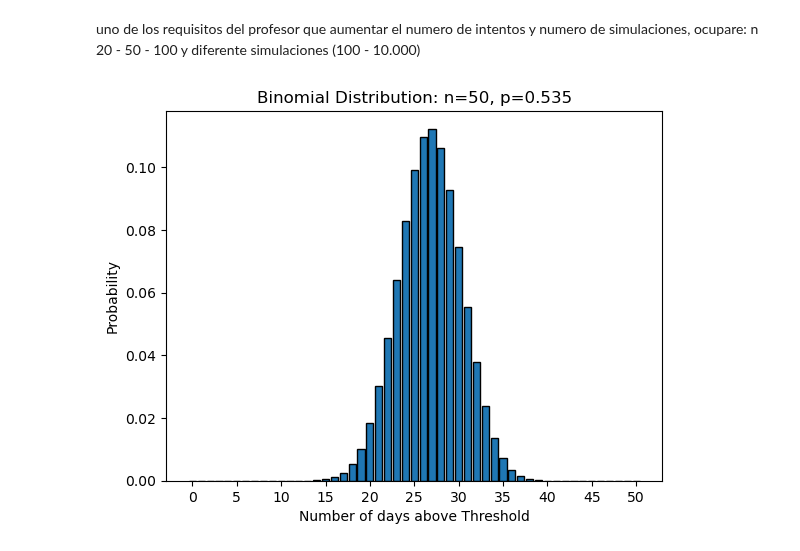
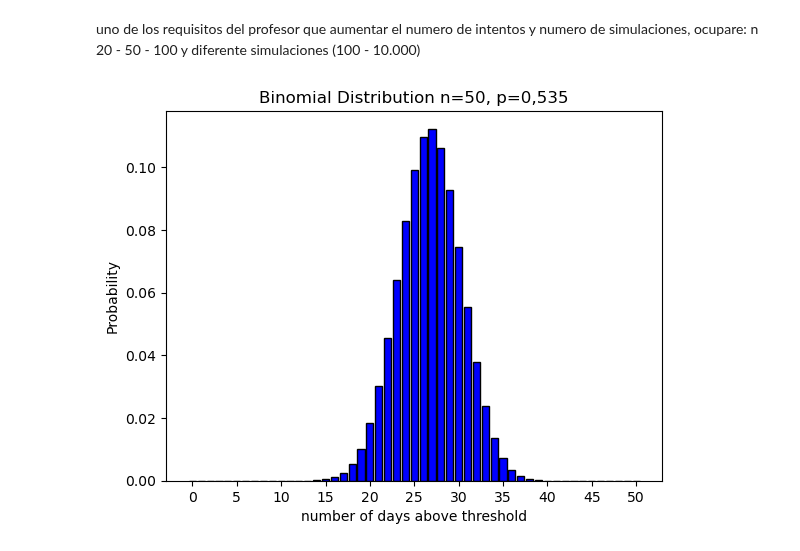
Before and after one commit to 2026491-max/Statistical---Project---26-, a Jupyter notebook: Bike Sharing.ipynb, the cells around one changed output. Saved outputs shown, nothing was run; the diff lists cells and outputs as text; code cells hidden in the pictures.

```diff
--- a/Bike Sharing.ipynb
+++ b/Bike Sharing.ipynb
@@ -221,17 +219,21 @@ segun el modelo binomial, exite una probabilidad aproximada del 36,25% de que de
 uno de los requisitos del profesor que aumentar el numero de intentos y numero de simulaciones, ocupare:
 n 20 - 50 - 100
 y diferente simulaciones (100 - 10.000)
-# %%
-n = 50
-p = p_estimate
-k_values = np.arange(n + 1)
-probabilities = binom.pmf(k_values, n, p)
-
-plt.bar(k_values, probabilities, edgecolor='black')
-plt.title('Binomial Distribution: n=50, p=0.535')
-plt.xlabel("Number of days above Threshold")
-plt.ylabel('Probability')
-plt.xticks(np.arange(0,n+1,5))
-plt.show()
-# %% [output]
-[figure, removed]
+# %%
+n = 50
+p = p_estimate
+k = np.arange(n + 1)
+
+#binomial probability mass function
+binom_pmf = binom.pmf(k,n,p)
+
+#plot the binomial distribution
+
+plt.bar(k, binom_pmf, color="blue", edgecolor="black")
+plt.title("Binomial Distribution n=50, p=0,535")
+plt.xlabel("number of days above threshold")
+plt.ylabel("Probability")
+plt.xticks(np.arange(0,n+1,5))
+plt.show()
+# %% [output]
+[figure, added]
```
Also changed, not shown: parts of 8 cells of this notebook, 1 other file.
